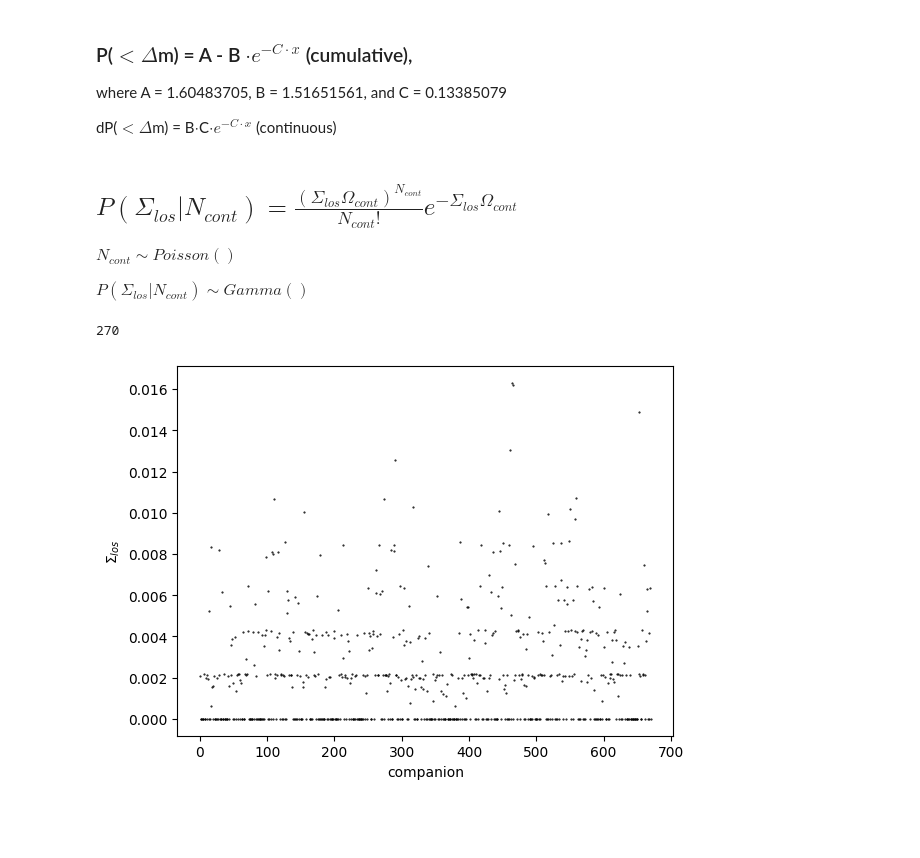
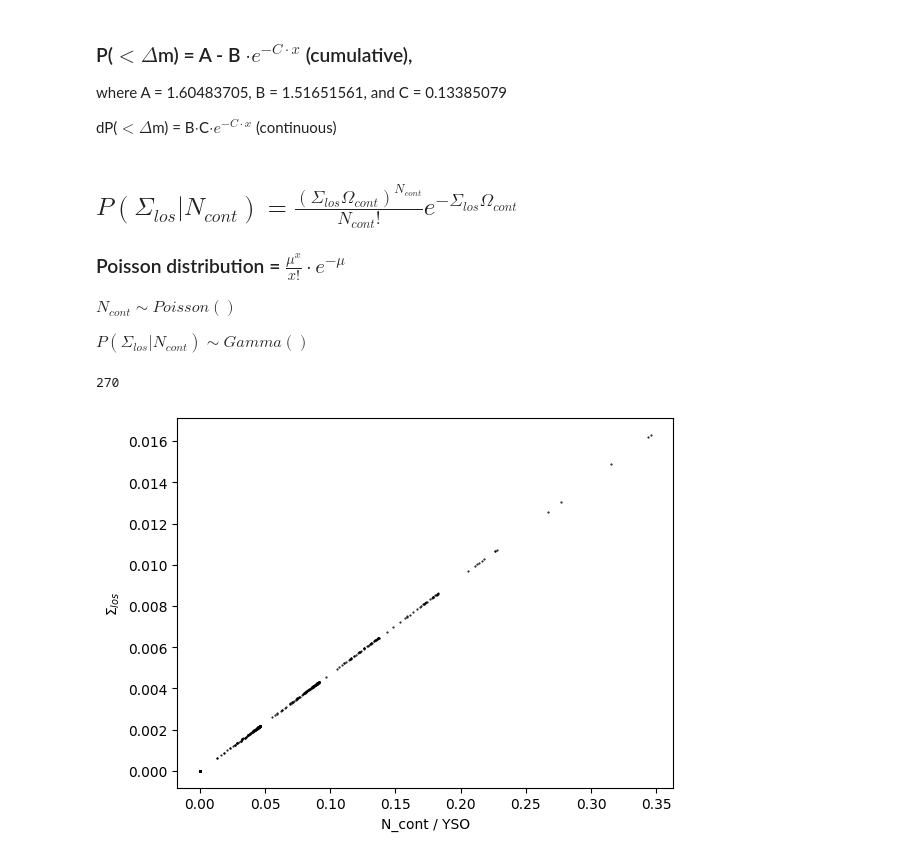
Before and after one commit to PrabhaniR/Artificial_Star_Test, a Jupyter notebook: CF - Probability.ipynb, the cells around one changed output. Saved outputs shown, nothing was run; the diff lists cells and outputs as text; code cells hidden in the pictures; blank space fills up the shorter version.

```diff
--- a/CF - Probability.ipynb
+++ b/CF - Probability.ipynb
@@ -420,6 +420,8 @@ where A = 1.60483705, B = 1.51651561, and C = 0.13385079
 dP($<\Delta$m) = B$\cdot$C$\cdot e^{-C\cdot x}$ (continuous)
 # %% [markdown]
 ## $P(\Sigma_{los} | N_{cont})= \frac{(\Sigma_{los}\Omega_{cont})^{N_{cont}}}{N_{cont}!}e^{-\Sigma_{los}\Omega_{cont}}$
+
+### Poisson distribution = $\frac{\mu^{x}}{x!}\cdot e^{-\mu}$
 
 $N_{cont} \sim Poisson()$
 
@@ -432,13 +434,14 @@ N_cand = 92
 r1, r2 = 100, 1000
 r3, r4 = 2000, 5000
 O_cont = np.pi*(r4**2 - r3**2)
-sig = N_cont_arr/O_cont * np.pi * (r2**2 - r1**2)
+N_cont_ = N_cont_arr
+sig_los = N_cont_arr/O_cont * np.pi * (r2**2 - r1**2)
 # %%
 plt.subplots()
-plt.plot(sig, '.k', ms=1)
-plt.xlabel('companion')
+plt.plot(N_cont_, sig_los, '.k', ms=1)
+plt.xlabel('N_cont / YSO')
 plt.ylabel('$\Sigma_{los}$')
 print(len(sig[sig==0]))
 # %% [output]
 270
-[figure, old version]
+[figure, new version]
```
Also changed, not shown: parts of 9 cells of this notebook.
